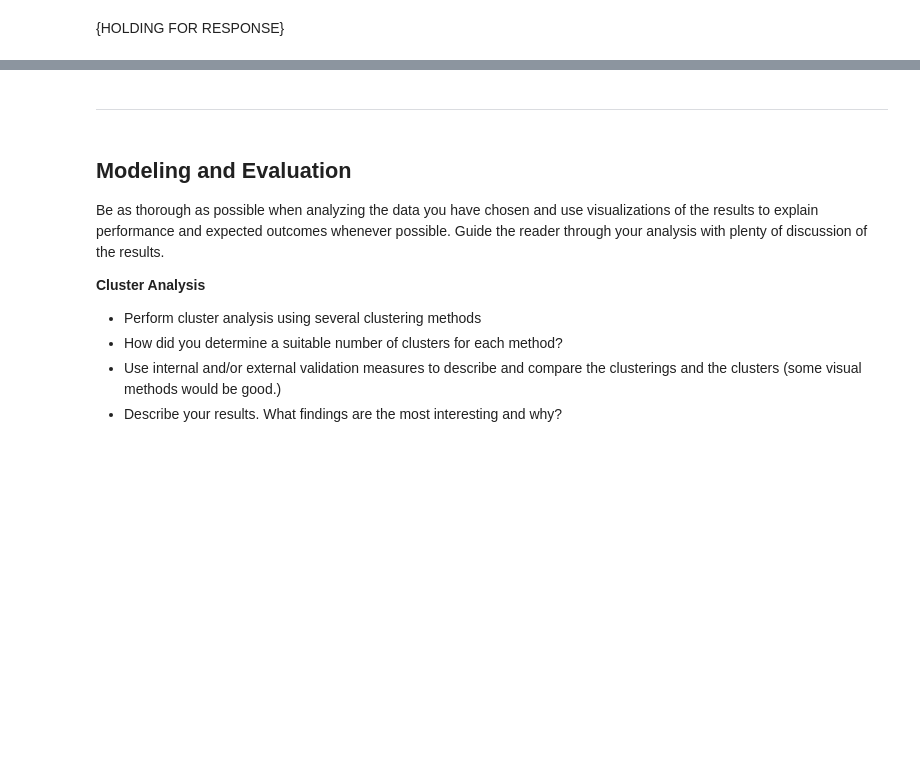
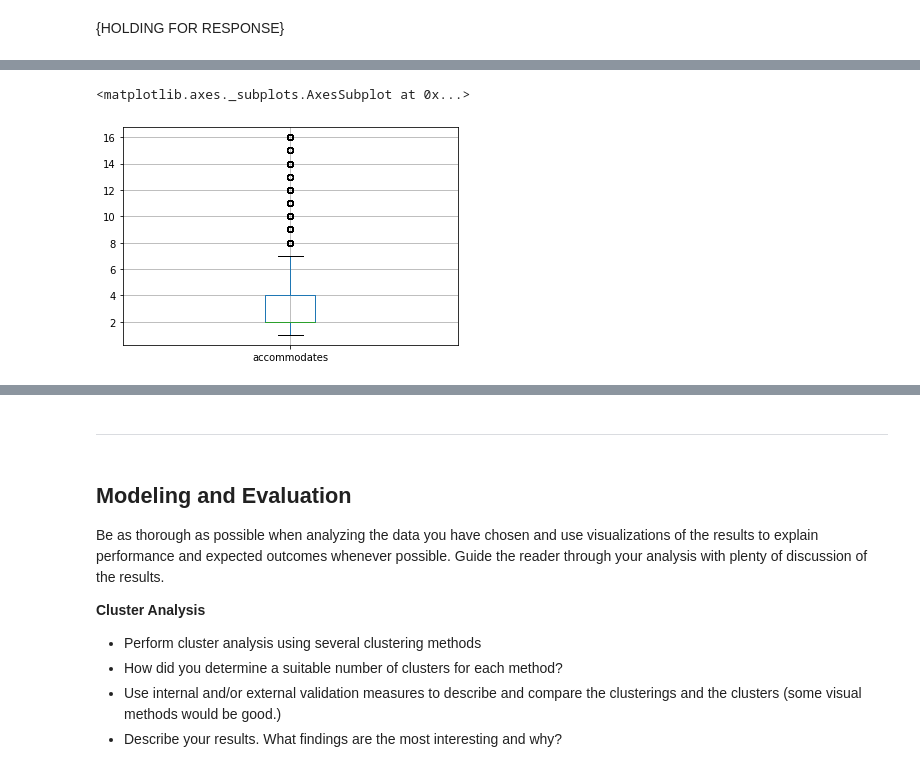
Before and after one commit to anguyen-07/DS7331-ML_Labs, a Jupyter notebook: Lab3_Clustering/DS7331_Lab3_Clustering_AirBnb.ipynb, the cells around one changed output, grey strips where cells are left out. Saved outputs shown, nothing was run; the diff lists cells and outputs as text; code cells hidden in the pictures; blank space fills up the shorter version.

```diff
--- a/Lab3_Clustering/DS7331_Lab3_Clustering_AirBnb.ipynb
+++ b/Lab3_Clustering/DS7331_Lab3_Clustering_AirBnb.ipynb
@@ -389,0 +412,5 @@ Visualize the any important attributes appropriately. Important: Provide an inte
+# %%
+df_final.boxplot(column="accommodates")
+# %% [output]
+<matplotlib.axes._subplots.AxesSubplot at 0x...>
+[figure, added]
```
Also changed, not shown: parts of 7 cells of this notebook.
